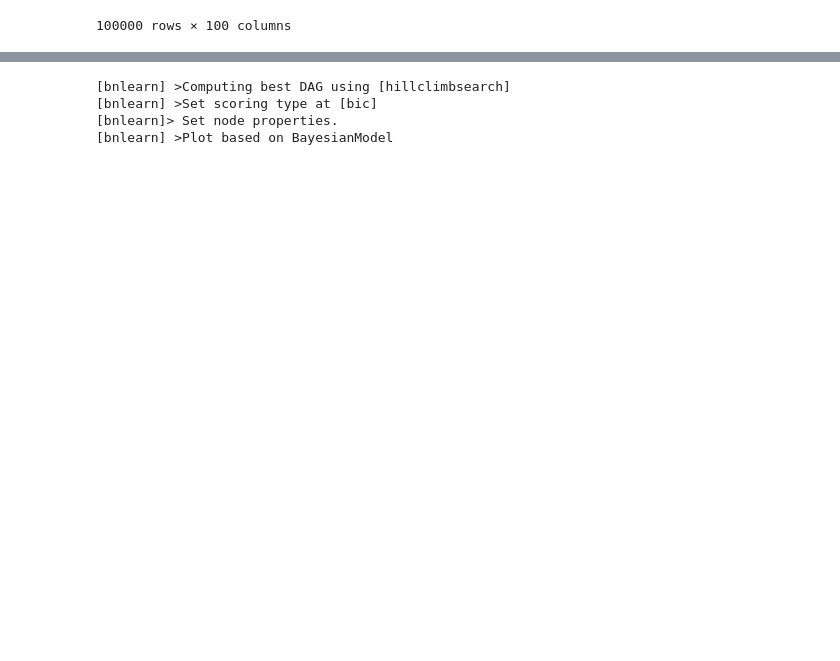
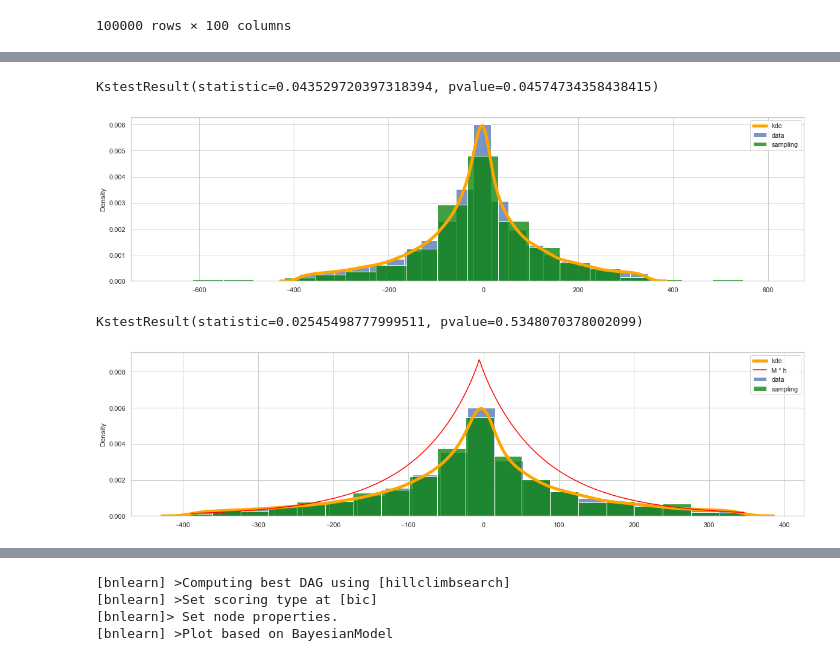
Before and after one commit to zuevmaxim/m-m2021, a Jupyter notebook: lab3.ipynb, the cells around one changed output, grey strips where cells are left out. Drawn from its saved outputs; the diff is of its cells as text; code cells hidden in the pictures; blank space fills up the shorter version.

```diff
--- a/lab3.ipynb
+++ b/lab3.ipynb
@@ -107,0 +73,34 @@ sns.heatmap(np.abs(df.corr()), annot=True, fmt='.2f')
+# %%
+from scipy.stats import gennorm
+
+data = trimboth(df['change_mou'].to_numpy(), 0.05)
+kde = gaussian_kde(data)
+tiks = np.arange(data.min(), data.max() + 1, (data.max() + 1 - data.min()) / 1000)
+p = gennorm.fit(data)
+
+f, ax = plt.subplots(figsize=(20,5))
+sns.histplot(data=data, bins=20, stat="density", ax=ax, label='data')
+sns.kdeplot(data, ax=ax, color='orange', linewidth=5, label='kde')
+
+sample = [gennorm(*p).ppf(np.random.random()) for _ in range(1000)]
+print(kstest(data, sample))
+sns.histplot(data=sample, bins=20, stat="density", ax=ax, label='sampling', color='green')
+plt.legend()
+plt.show()
+
+f, ax = plt.subplots(figsize=(20,5))
+sns.histplot(data=data, bins=20, stat="density", ax=ax, label='data')
+sns.kdeplot(data, ax=ax, color='orange', linewidth=5, label='kde')
+M = 1.5
+sample = accept_reject_sampling(1000, kde, gennorm(*p), M)
+print(kstest(data, sample))
+
+sns.lineplot(x=tiks, y=[gennorm(*p).pdf(x) * M for x in tiks], label='M * h', color='red', ax=ax)
+sns.histplot(data=sample, bins=20, stat="density", ax=ax, label='sampling', color='green')
+plt.legend()
+plt.show()
+# %% [output]
+KstestResult(statistic=0.043529720397318394, pvalue=0.04574734358438415)
+[figure, added]
+KstestResult(statistic=0.02545498777999511, pvalue=0.5348070378002099)
+[figure, added]
```
Also changed, not shown: parts of 10 cells of this notebook.
